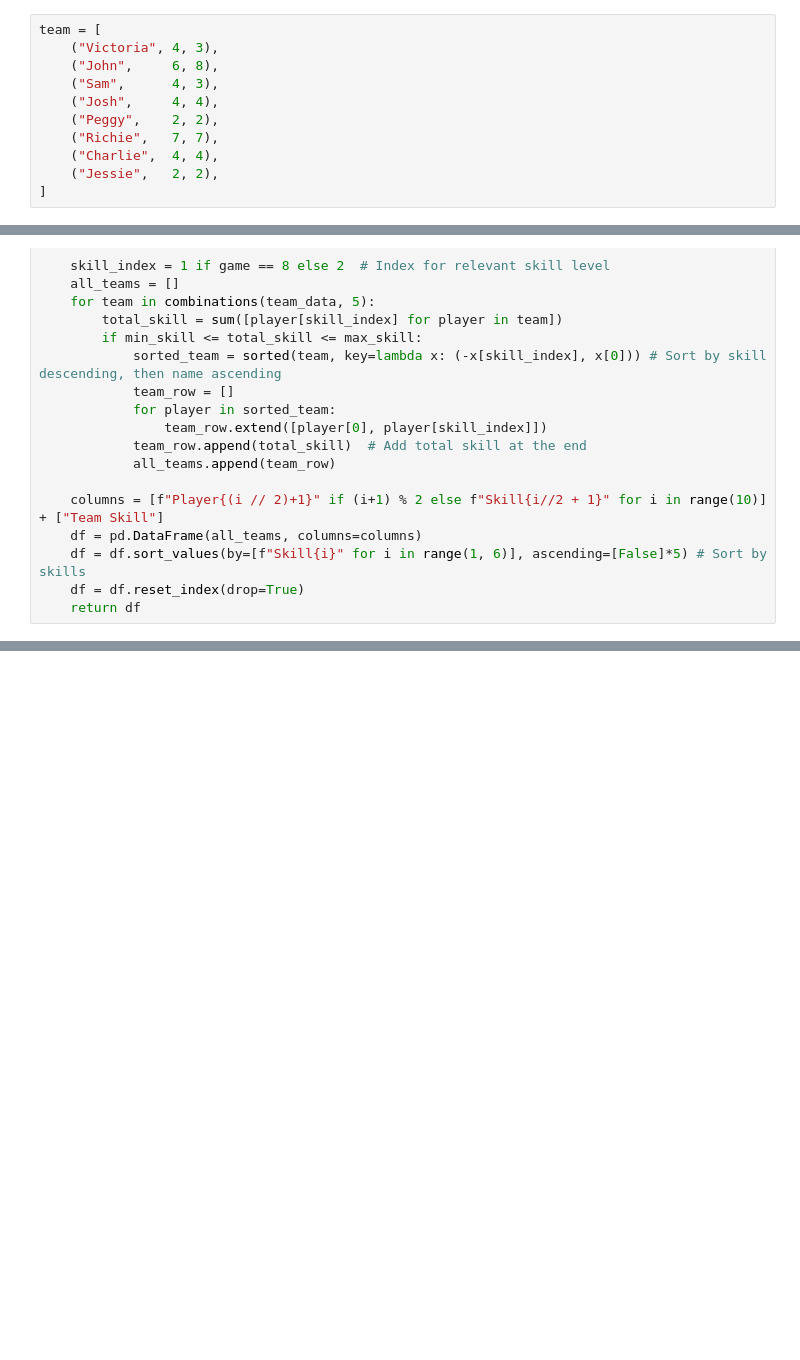
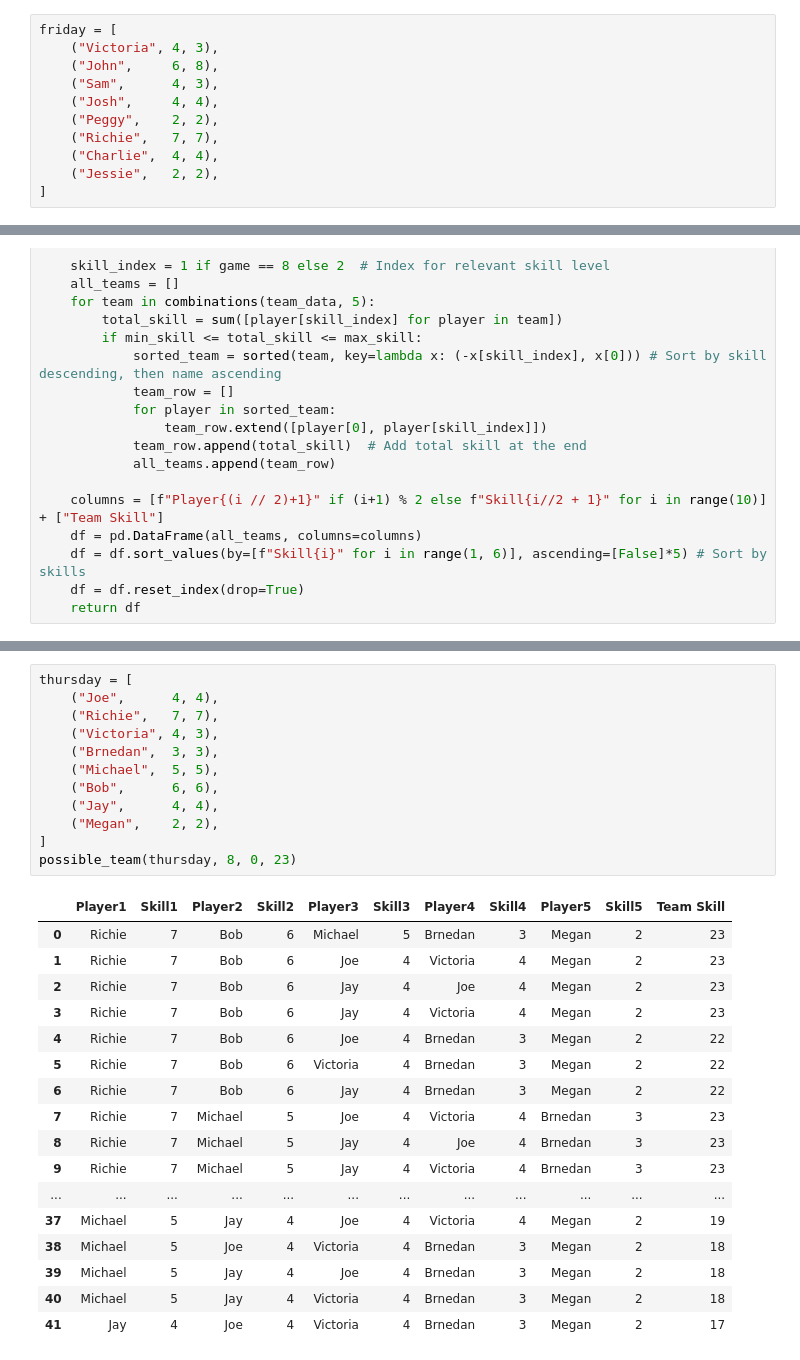
Before and after one commit to rmanis/CRM-Notebooks, a Jupyter notebook: APA.ipynb, the cells around one changed output, grey strips where cells are left out. Saved outputs shown, nothing was run; the diff lists cells and outputs as text; blank space fills up the shorter version.

Commit message:
Thursday and Friday.

```diff
--- a/APA.ipynb
+++ b/APA.ipynb
@@ -1,7 +1,7 @@
 # %% [markdown]
 # Tool for generating possible APA teams.
 # %%
-team = [
+friday = [
     ("Victoria", 4, 3),
     ("John",     6, 8),
     ("Sam",      4, 3),
@@ -86,3 +86,33 @@ possible_team(team, 9, 0, 23)
 | 39 | Charlie | 4 | Josh | 4 | Sam | 3 | Jessie | 2 | Peggy | 2 | 15 |
 | 40 | Josh | 4 | Sam | 3 | Victoria | 3 | Jessie | 2 | Peggy | 2 | 14 |
 | 41 | Charlie | 4 | Sam | 3 | Victoria | 3 | Jessie | 2 | Peggy | 2 | 14 |
+# %%
+thursday = [
+    ("Joe",      4, 4),
+    ("Richie",   7, 7),
+    ("Victoria", 4, 3),
+    ("Brnedan",  3, 3),
+    ("Michael",  5, 5),
+    ("Bob",      6, 6),
+    ("Jay",      4, 4),
+    ("Megan",    2, 2),
+]
+possible_team(thursday, 8, 0, 23)
+# %% [output]
+|  | Player1 | Skill1 | Player2 | Skill2 | Player3 | Skill3 | Player4 | Skill4 | Player5 | Skill5 | Team Skill |
+| 0 | Richie | 7 | Bob | 6 | Michael | 5 | Brnedan | 3 | Megan | 2 | 23 |
+| 1 | Richie | 7 | Bob | 6 | Joe | 4 | Victoria | 4 | Megan | 2 | 23 |
+| 2 | Richie | 7 | Bob | 6 | Jay | 4 | Joe | 4 | Megan | 2 | 23 |
+| 3 | Richie | 7 | Bob | 6 | Jay | 4 | Victoria | 4 | Megan | 2 | 23 |
+| 4 | Richie | 7 | Bob | 6 | Joe | 4 | Brnedan | 3 | Megan | 2 | 22 |
+| 5 | Richie | 7 | Bob | 6 | Victoria | 4 | Brnedan | 3 | Megan | 2 | 22 |
+| 6 | Richie | 7 | Bob | 6 | Jay | 4 | Brnedan | 3 | Megan | 2 | 22 |
+| 7 | Richie | 7 | Michael | 5 | Joe | 4 | Victoria | 4 | Brnedan | 3 | 23 |
+| 8 | Richie | 7 | Michael | 5 | Jay | 4 | Joe | 4 | Brnedan | 3 | 23 |
+| 9 | Richie | 7 | Michael | 5 | Jay | 4 | Victoria | 4 | Brnedan | 3 | 23 |
+| ... | ... | ... | ... | ... | ... | ... | ... | ... | ... | ... | ... |
+| 37 | Michael | 5 | Jay | 4 | Joe | 4 | Victoria | 4 | Megan | 2 | 19 |
+| 38 | Michael | 5 | Joe | 4 | Victoria | 4 | Brnedan | 3 | Megan | 2 | 18 |
+| 39 | Michael | 5 | Jay | 4 | Joe | 4 | Brnedan | 3 | Megan | 2 | 18 |
+| 40 | Michael | 5 | Jay | 4 | Victoria | 4 | Brnedan | 3 | Megan | 2 | 18 |
+| 41 | Jay | 4 | Joe | 4 | Victoria | 4 | Brnedan | 3 | Megan | 2 | 17 |
```
Also changed, not shown: parts of 2 cells of this notebook.
